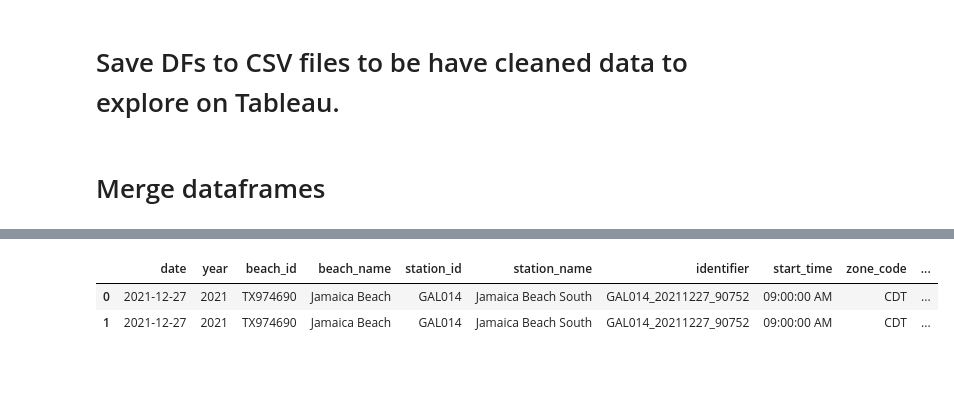
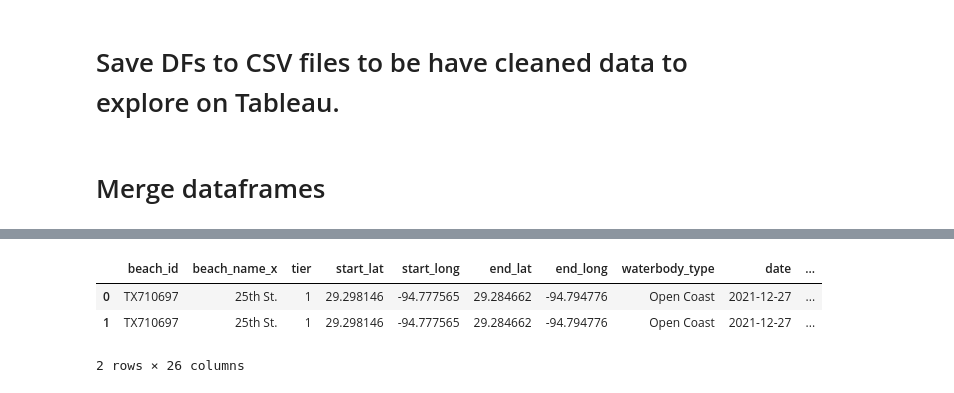
Before and after one commit to david-garza/enterococci_prediction_analysis, a Jupyter notebook: pre_cleaned_data_to_CSV.ipynb, the cells around one changed output, grey strips where cells are left out. Cells and saved outputs as stored; diff of their text form; code cells hidden in the pictures.

Commit message:
merged all dfs to use for exploration on Tableau using one complete CSV.

```diff
--- a/pre_cleaned_data_to_CSV.ipynb
+++ b/pre_cleaned_data_to_CSV.ipynb
@@ -497,11 +497,9 @@ renamed_weather_station1_df.to_csv('pre_cleaned_weather_station1.csv', index=Fal
 # %% [markdown]
 # Merge dataframes
 # %%
-###### Need to work on this one, because it doesn't show an error, but it is not merging at all.###########
-
-# # merging "renamed_water_quality_df" with "renamed_weather_station1"
-# merged_df = renamed_water_quality_df.merge(renamed_weather_station1_df, on='date', how='left')
-# merged_df.head(2)
+# merging "renamed_water_quality_df" with "renamed_weather_station1"
+merged_df = renamed_water_quality_df.merge(renamed_weather_station1_df, on='date', how='left')
+merged_df.head(2)
 # %% [output]
 |  | date | year | beach_id | beach_name | station_id | station_name | identifier | start_time | zone_code | ... |
 | 0 | 2021-12-27 | 2021 | TX974690 | Jamaica Beach | GAL014 | Jamaica Beach South | GAL014_20211227_90752 | 09:00:00 AM | CDT | ... |
@@ -519,11 +507,12 @@ renamed_weather_station1_df.to_csv('pre_cleaned_weather_station1.csv', index=Fal
 # %%
 # merging "merged_df" with renamed_beach_attr_df
 
 all_merged_df = renamed_beach_attr_df.merge(merged_df, on='beach_id', how='left')
-merged_df.head(2)
+all_merged_df.head(2)
 # %% [output]
-|  | date | year | beach_id | beach_name | station_id | station_name | identifier | start_time | zone_code | ... |
-| 0 | 2021-12-27 | 2021 | TX974690 | Jamaica Beach | GAL014 | Jamaica Beach South | GAL014_20211227_90752 | 09:00:00 AM | CDT | ... |
-| 1 | 2021-12-27 | 2021 | TX974690 | Jamaica Beach | GAL014 | Jamaica Beach South | GAL014_20211227_90752 | 09:00:00 AM | CDT | ... |
+|  | beach_id | beach_name_x | tier | start_lat | start_long | end_lat | end_long | waterbody_type | date | ... |
+| 0 | TX710697 | 25th St. | 1 | 29.298146 | -94.777565 | 29.284662 | -94.794776 | Open Coast | 2021-12-27 | ... |
+| 1 | TX710697 | 25th St. | 1 | 29.298146 | -94.777565 | 29.284662 | -94.794776 | Open Coast | 2021-12-27 | ... |
+2 rows × 26 columns
 # %%
 # save to CSV merged dataframes.
```
Also changed, not shown: parts of 3 cells of this notebook.
